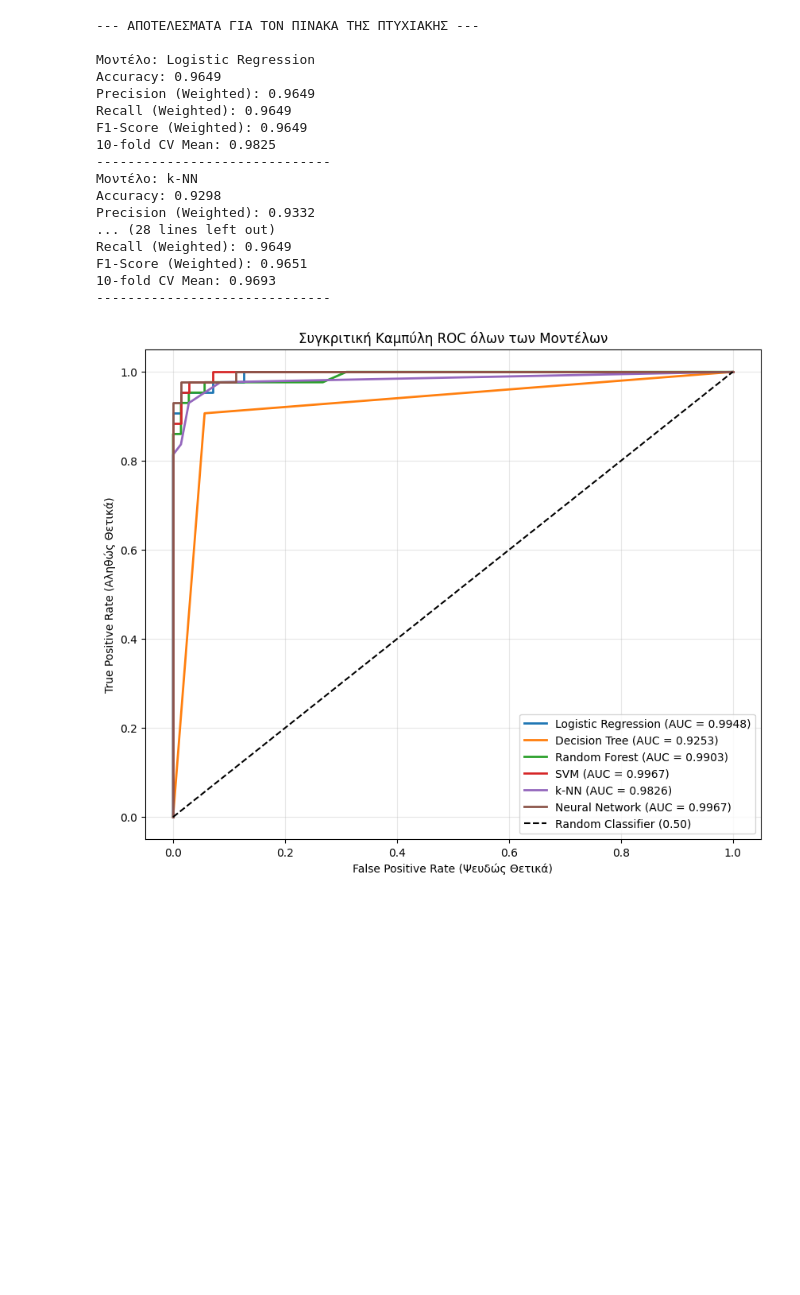
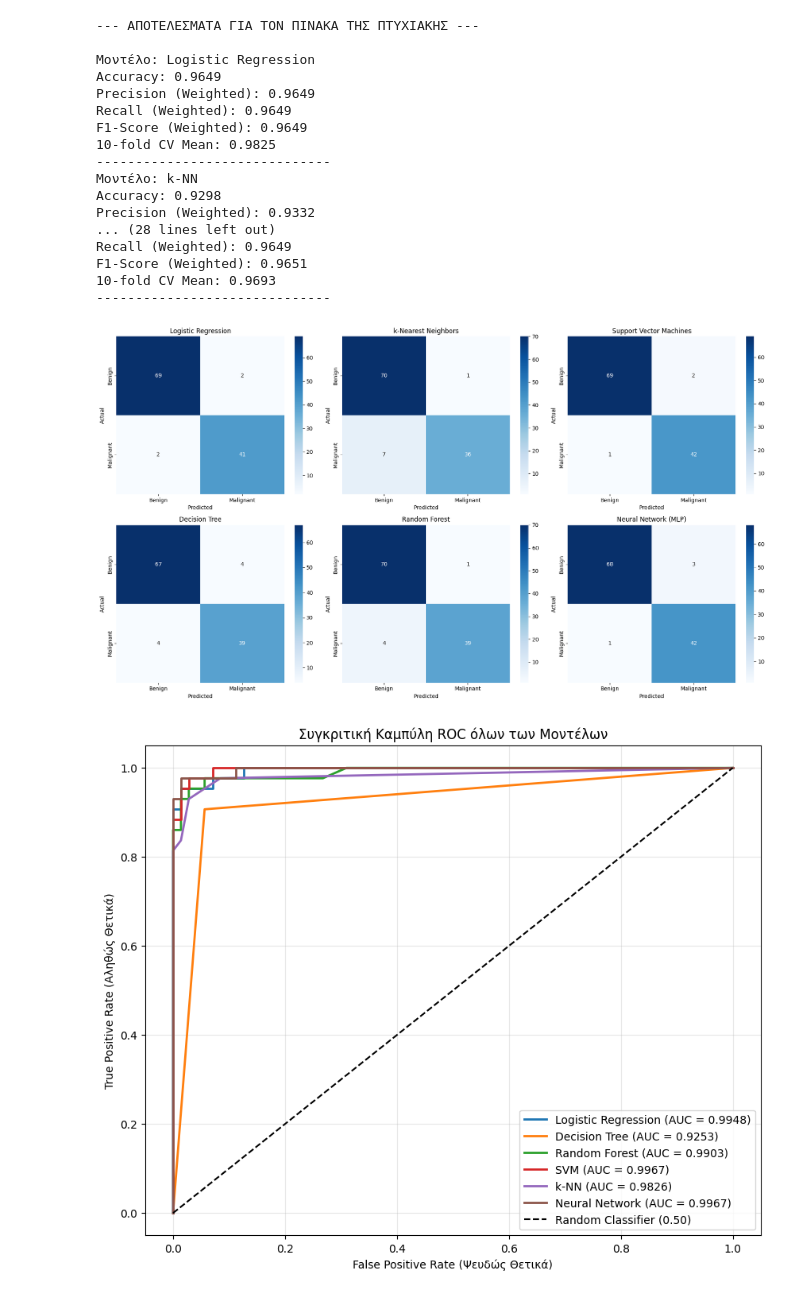
Before and after one commit to Air-Bler/breast-cancer-diagnostic-system, a Jupyter notebook: breast_cancer_project.ipynb, the cells around one changed output. Saved outputs shown, nothing was run; the diff lists cells and outputs as text; code cells hidden in the pictures; blank space fills up the shorter version.

Commit message:
Initial commit: Breast cancer prediction with MLP and confusion matrices

```diff
--- a/breast_cancer_project.ipynb
+++ b/breast_cancer_project.ipynb
@@ -276,6 +276,7 @@ Logistic Regression Accuracy: 96.49%
 #k-nearest neighbors
 knn_model=KNeighborsClassifier(n_neighbors=5)
 knn_model.fit(X_train_scaled, y_train)
+y_pred_knn = knn_model.predict(X_test_scaled)
 knn_accuacy = knn_model.score(X_test_scaled, y_test)
 print(f"KNN Accuracy: {knn_accuacy*100:.2f}%")
 # %% [output]
@@ -316,6 +317,7 @@ mlp = MLPClassifier(hidden_layer_sizes=(10, 10), max_iter=1000, random_state=42)
 
 
 mlp.fit(X_train_scaled, y_train)
+y_pred_mlp = mlp.predict(X_test_scaled)
 
 
 mlp_acc = mlp.score(X_test_scaled, y_test)
@@ -398,6 +400,36 @@ Recall (Weighted): 0.9649
 F1-Score (Weighted): 0.9651
 10-fold CV Mean: 0.9693
 ------------------------------
+# %%
+
+
+
+models = {
+    "Logistic Regression": pred,
+    "k-Nearest Neighbors": y_pred_knn,
+    "Support Vector Machines": svm_pred,
+    "Decision Tree": dt_pred,
+    "Random Forest": rf_pred,
+    "Neural Network (MLP)": y_pred_mlp
+}
+
+
+fig, axes = plt.subplots(2, 3, figsize=(18, 10))
+axes = axes.flatten()
+
+for i, (name, preds) in enumerate(models.items()):
+    cm = confusion_matrix(y_test, preds)
+    sns.heatmap(cm, annot=True, fmt='d', cmap='Blues', ax=axes[i],
+                xticklabels=['Benign', 'Malignant'],
+                yticklabels=['Benign', 'Malignant'])
+    axes[i].set_title(name)
+    axes[i].set_ylabel('Actual')
+    axes[i].set_xlabel('Predicted')
+
+plt.tight_layout()
+plt.show()
+# %% [output]
+[figure, added]
 # %%
 from sklearn.metrics import roc_curve, auc, roc_auc_score
 
```
Also changed, not shown: parts of 3 cells of this notebook, 1 other file.
